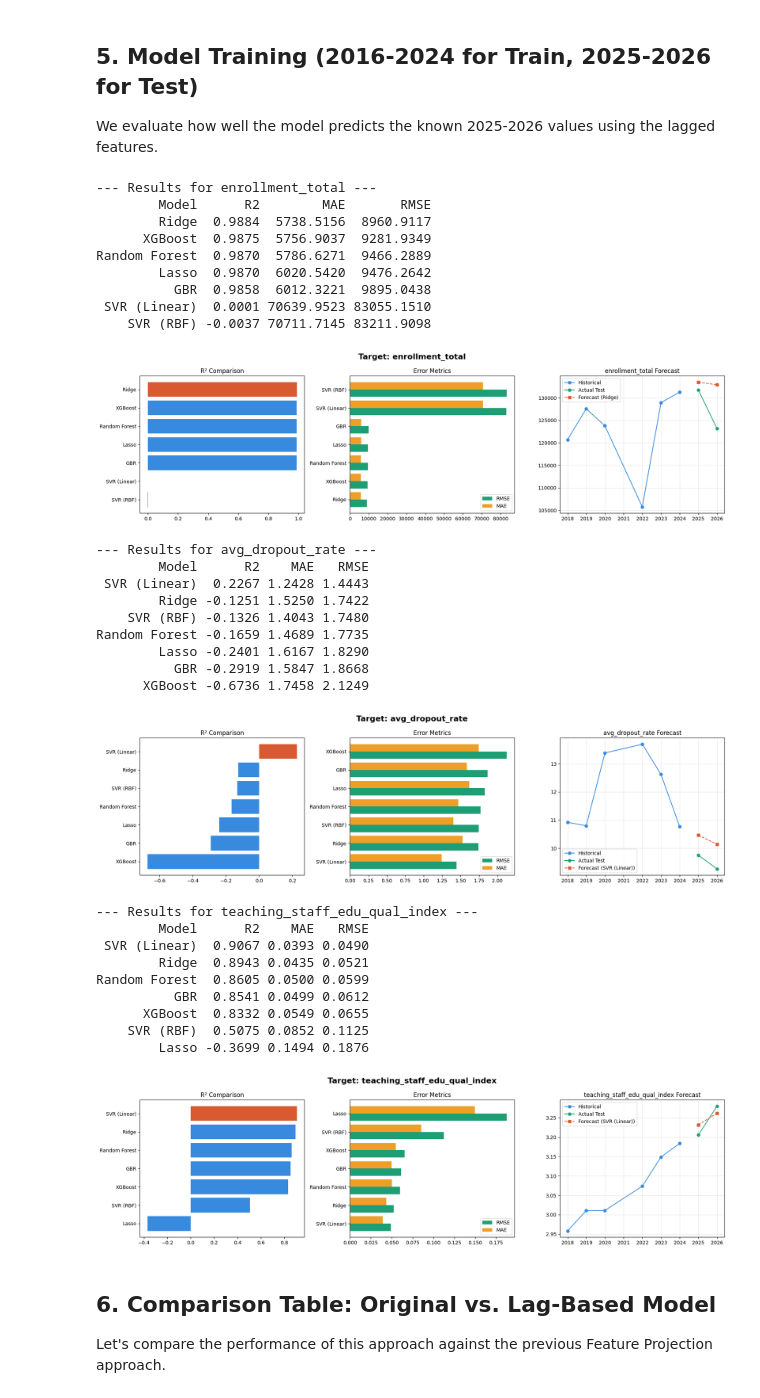
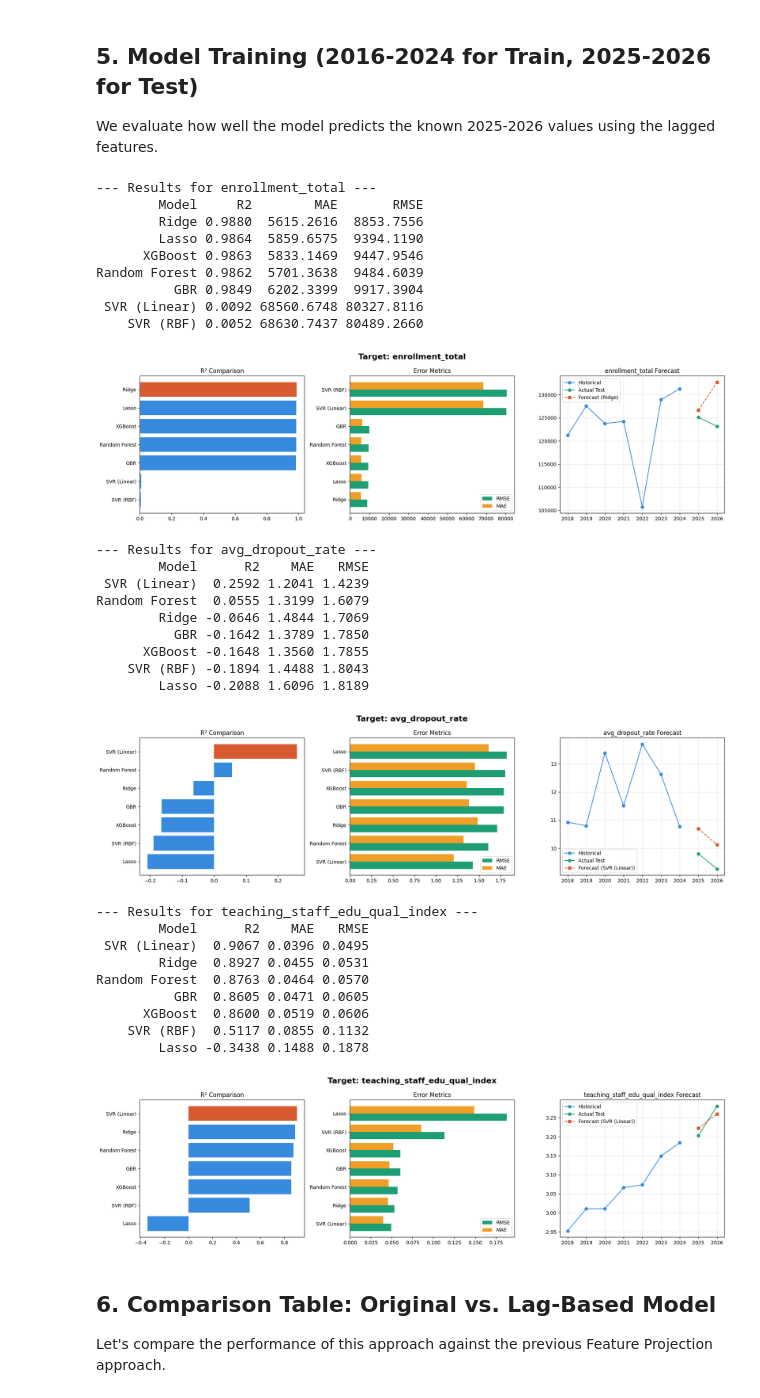
Before and after one commit to i-eat-tea/MINI_PROJECT_AMS_B_GROUP3, a Jupyter notebook: notebooks/03_modelling_lag_features.ipynb, the cells around one changed output. Drawn from its saved outputs; the diff is of its cells as text; code cells hidden in the pictures.

Commit message:
lag base modeling

```diff
--- a/notebooks/03_modelling_lag_features.ipynb
+++ b/notebooks/03_modelling_lag_features.ipynb
@@ -30,7 +22,7 @@ if os.path.exists('../data/cleaned_new_data.csv'):
     df = pd.read_csv('../data/cleaned_new_data.csv')
 else:
     df = pd.read_csv('data/cleaned_new_data.csv')
-df = df[df['Year'] != 2021].reset_index(drop=True)
+# df = df[df['Year'] != 2021].reset_index(drop=True)
 
 # Targets
 repetition_cols = [f'g{i}_repetition' for i in range(1, 13)]
@@ -227,64 +220,64 @@ def select_and_forecast_lag(df, target, features, train_years=(2016, 2024), val_
 
     # 3. Forecast Plot
     ax3 = fig.add_subplot(1, 3, 3)
     hist_years = sorted(df[df['Year'] < val_years[0]]['Year'].unique())
     hist_vals  = df[df['Year'] < val_years[0]].groupby('Year')[target].mean()
 
     actual_years = sorted(df[df['Year'].between(*val_years)]['Year'].unique())
     actual_vals  = df[df['Year'].between(*val_years)].groupby('Year')[target].mean()
 
     # Aggregate predictions by year
     pred_df = pd.DataFrame({'Year': df.loc[val_mask, 'Year'], 'Pred': best_preds})
     pred_vals = pred_df.groupby('Year')['Pred'].mean()
 
     ax3.plot(hist_years, hist_vals, label='Historical', color='#378ADD', marker='o')
     ax3.plot(actual_years, actual_vals, label='Actual Test', color='#1D9E75', marker='o')
     ax3.plot(actual_years, pred_vals, label=f'Forecast ({best_name})', color='#D85A30', linestyle='--', marker='s')
 
     ax3.set_title(f'{target} Forecast')
     ax3.legend()
     ax3.grid(True, alpha=0.3)
 
     plt.suptitle(f'Target: {target}', fontsize=16, fontweight='bold')
     plt.tight_layout()
     plt.show()
 
-    return results_df
+    return results_df, models[best_name], imputer, scaler
 
-res_e = select_and_forecast_lag(df, 'enrollment_total', features_enrollment)
-res_d = select_and_forecast_lag(df, 'avg_dropout_rate', features_dropout)
-res_t = select_and_forecast_lag(df, 'teaching_staff_edu_qual_index', features_teacher)
+res_e, model_e, imp_e, scl_e = select_and_forecast_lag(df, 'enrollment_total', features_enrollment)
+res_d, model_d, imp_d, scl_d = select_and_forecast_lag(df, 'avg_dropout_rate', features_dropout)
+res_t, model_t, imp_t, scl_t = select_and_forecast_lag(df, 'teaching_staff_edu_qual_index', features_teacher)
 # %% [output]
 --- Results for enrollment_total ---
-        Model      R2        MAE       RMSE
-        Ridge  0.9884  5738.5156  8960.9117
-      XGBoost  0.9875  5756.9037  9281.9349
-Random Forest  0.9870  5786.6271  9466.2889
-        Lasso  0.9870  6020.5420  9476.2642
-          GBR  0.9858  6012.3221  9895.0438
- SVR (Linear)  0.0001 70639.9523 83055.1510
-    SVR (RBF) -0.0037 70711.7145 83211.9098
+        Model     R2        MAE       RMSE
+        Ridge 0.9880  5615.2616  8853.7556
+        Lasso 0.9864  5859.6575  9394.1190
+      XGBoost 0.9863  5833.1469  9447.9546
+Random Forest 0.9862  5701.3638  9484.6039
+          GBR 0.9849  6202.3399  9917.3904
+ SVR (Linear) 0.0092 68560.6748 80327.8116
+    SVR (RBF) 0.0052 68630.7437 80489.2660
-[figure, old version]
+[figure, new version]
 --- Results for avg_dropout_rate ---
         Model      R2    MAE   RMSE
- SVR (Linear)  0.2267 1.2428 1.4443
-        Ridge -0.1251 1.5250 1.7422
-    SVR (RBF) -0.1326 1.4043 1.7480
-Random Forest -0.1659 1.4689 1.7735
-        Lasso -0.2401 1.6167 1.8290
-          GBR -0.2919 1.5847 1.8668
-      XGBoost -0.6736 1.7458 2.1249
+ SVR (Linear)  0.2592 1.2041 1.4239
+Random Forest  0.0555 1.3199 1.6079
+        Ridge -0.0646 1.4844 1.7069
+          GBR -0.1642 1.3789 1.7850
+      XGBoost -0.1648 1.3560 1.7855
+    SVR (RBF) -0.1894 1.4488 1.8043
+        Lasso -0.2088 1.6096 1.8189
-[figure, old version]
+[figure, new version]
 --- Results for teaching_staff_edu_qual_index ---
         Model      R2    MAE   RMSE
- SVR (Linear)  0.9067 0.0393 0.0490
-        Ridge  0.8943 0.0435 0.0521
-Random Forest  0.8605 0.0500 0.0599
-          GBR  0.8541 0.0499 0.0612
-      XGBoost  0.8332 0.0549 0.0655
-    SVR (RBF)  0.5075 0.0852 0.1125
-        Lasso -0.3699 0.1494 0.1876
+ SVR (Linear)  0.9067 0.0396 0.0495
+        Ridge  0.8927 0.0455 0.0531
+Random Forest  0.8763 0.0464 0.0570
+          GBR  0.8605 0.0471 0.0605
+      XGBoost  0.8600 0.0519 0.0606
+    SVR (RBF)  0.5117 0.0855 0.1132
+        Lasso -0.3438 0.1488 0.1878
-[figure, old version]
+[figure, new version]
 # %% [markdown]
 ## 6. Comparison Table: Original vs. Lag-Based Model
 
```
Also changed, not shown: parts of 6 cells of this notebook, 2 other files.
